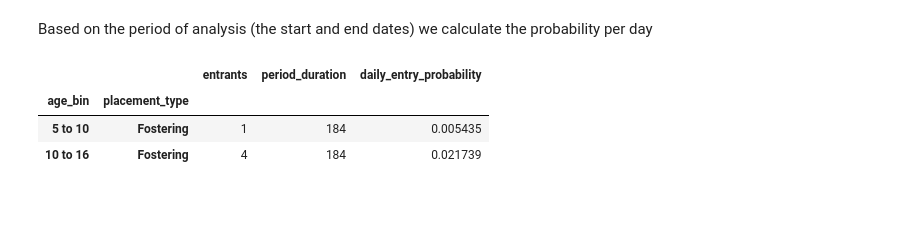
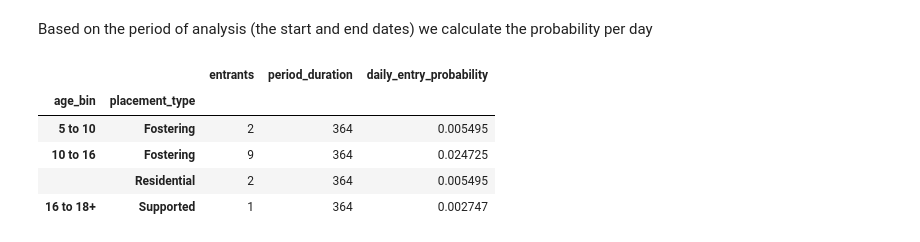
Before and after one commit to data-to-insight/cs-demand-model, a Jupyter notebook: docs/data-analysis.ipynb, the cells around one changed output. Drawn from its saved outputs; the diff is of its cells as text; code cells hidden in the pictures; blank space fills up the shorter version.

```diff
--- a/docs/data-analysis.ipynb
+++ b/docs/data-analysis.ipynb
@@ -473,0 +34,5 @@ Name: transition_rate, dtype: float64
+# %%
+config = Config()
+dc = DemandModellingDataContainer(data, config)
+
+dc.combined_year(2021).head(5)
@@ -473,0 +455,15 @@ Name: transition_rate, dtype: float64
+# %%
+start_date, end_date = pd.to_datetime(['2019-01-01', '2019-12-31'])
+stats = PopulationStats(dc.enriched_view, config)
+
+stock = stats.stock.truncate(before=start_date, after=end_date)
+stock.columns.name = "start_bin"
+transitions = stats.transitions.truncate(before=start_date, after=end_date)
+
+# Calculate the transition rates by aligning the two dataframes
+stock, transitions = stock.align(transitions)
+
+# Create the ratio of children moving vs those who were in that bin the day before
+transition_rates = transitions / stock.shift(1).fillna(method="bfill")
+transition_rates = transition_rates.fillna(0)
+transition_rates.mean()
@@ -500,7 +526,7 @@ df
 # %% [markdown]
 We group these by state and count
 # %%
-df = df.groupby(["age_bin", "placement_type"]).size()
-df.name = "entrants"
-df
+entrants = df.groupby(["age_bin", "placement_type"]).size()
+entrants.name = "entrants"
+entrants
 # %% [output]
@@ -511,13 +539,15 @@ Name: entrants, dtype: int64
 # %% [markdown]
 Based on the period of analysis (the start and end dates) we calculate the probability per day
 # %%
-df = df.reset_index()
-df["period_duration"] = (end_date - start_date).days
-df["daily_entry_probability"] = df["entrants"] / df["period_duration"]
-df = df.set_index(["age_bin", "placement_type"])
-df
+entrant_probability = entrants.reset_index()
+entrant_probability["period_duration"] = (end_date - start_date).days
+entrant_probability["daily_entry_probability"] = entrant_probability["entrants"] / entrant_probability["period_duration"]
+entrant_probability = entrant_probability.set_index(["age_bin", "placement_type"])
+entrant_probability
 # %% [output]
 |  |  | entrants | period_duration | daily_entry_probability |
 | age_bin | placement_type |  |  |  |
-| 5 to 10 | Fostering | 1 | 184 | 0.005435 |
-| 10 to 16 | Fostering | 4 | 184 | 0.021739 |
+| 5 to 10 | Fostering | 2 | 364 | 0.005495 |
+| 10 to 16 | Fostering | 9 | 364 | 0.024725 |
+|  | Residential | 2 | 364 | 0.005495 |
+| 16 to 18+ | Supported | 1 | 364 | 0.002747 |
```
Also changed, not shown: parts of 85 cells of this notebook, 1 other file.
